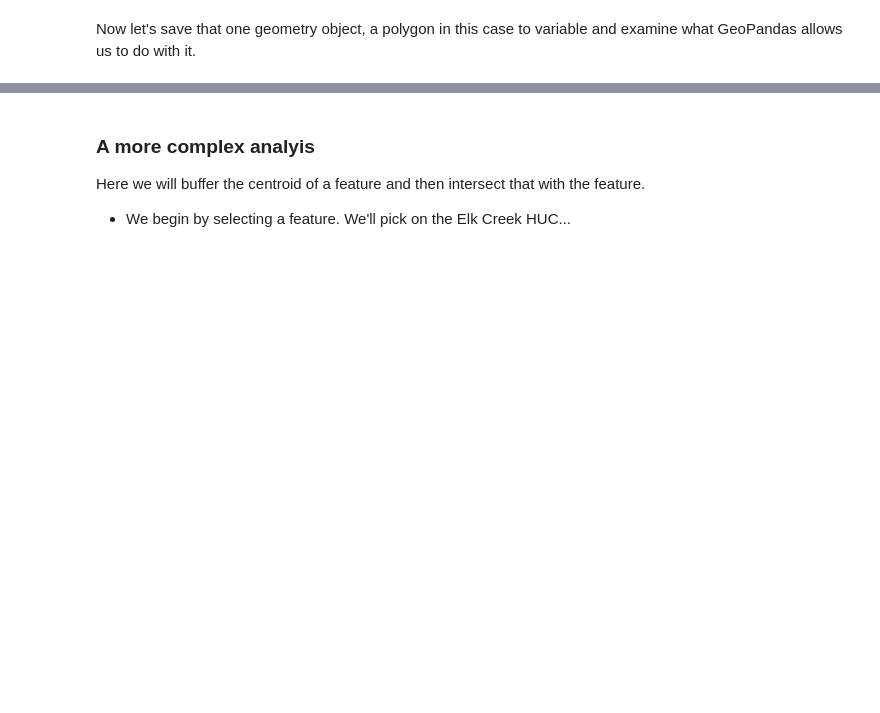
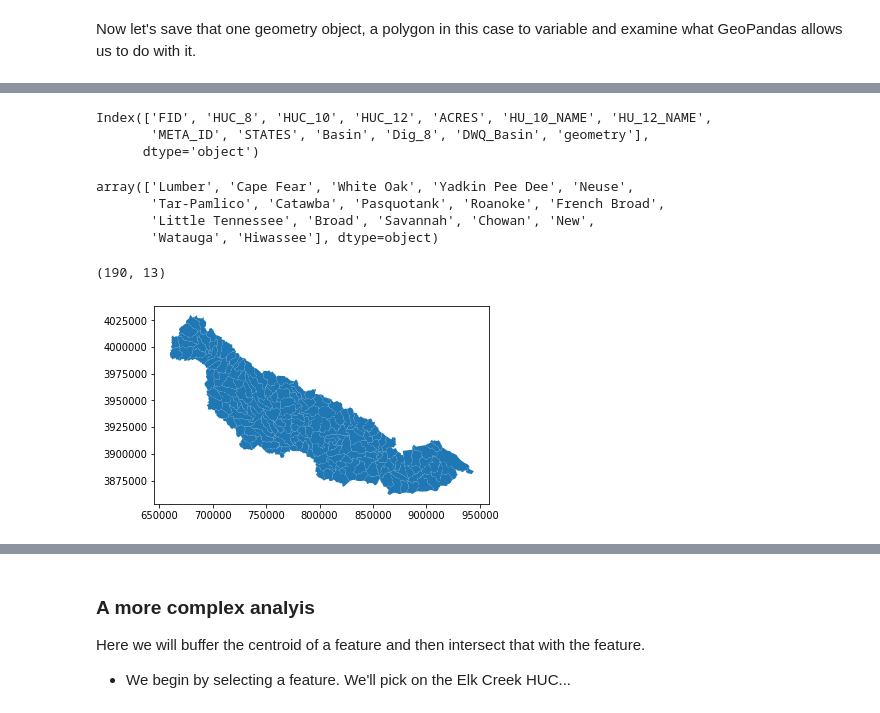
Before and after one commit to ENV859/SpatialDataFrames, a Jupyter notebook: 3-Spatial-analysis-with-GeoDataframes.ipynb, the cells around one changed output, grey strips where cells are left out. Drawn from its saved outputs; the diff is of its cells as text; code cells hidden in the pictures; blank space fills up the shorter version.

```diff
--- a/3-Spatial-analysis-with-GeoDataframes.ipynb
+++ b/3-Spatial-analysis-with-GeoDataframes.ipynb
@@ -181,0 +231,26 @@ theCenter = gdfUTM.unary_union.centroid #distance(durhamPtDD)
+# %%
+#Remind ourselves what columns are in this dataset
+gdfUTM.columns
+# %% [output]
+Index(['FID', 'HUC_8', 'HUC_10', 'HUC_12', 'ACRES', 'HU_10_NAME', 'HU_12_NAME',
+       'META_ID', 'STATES', 'Basin', 'Dig_8', 'DWQ_Basin', 'geometry'],
+      dtype='object')
+# %%
+#List unique values in the Basin field
+gdfUTM['DWQ_Basin'].unique()
+# %% [output]
+array(['Lumber', 'Cape Fear', 'White Oak', 'Yadkin Pee Dee', 'Neuse',
+       'Tar-Pamlico', 'Catawba', 'Pasquotank', 'Roanoke', 'French Broad',
+       'Little Tennessee', 'Broad', 'Savannah', 'Chowan', 'New',
+       'Watauga', 'Hiwassee'], dtype=object)
+# %%
+#Create a dataframe of HUCs in the Neuse basin
+gdfNeuse = gdfUTM.query('DWQ_Basin == "Neuse"')
+gdfNeuse.shape
+# %% [output]
+(190, 13)
+# %%
+#Quick plot
+gdfNeuse.plot();
+# %% [output]
+[figure, added]
```
Also changed, not shown: parts of 54 cells of this notebook.
